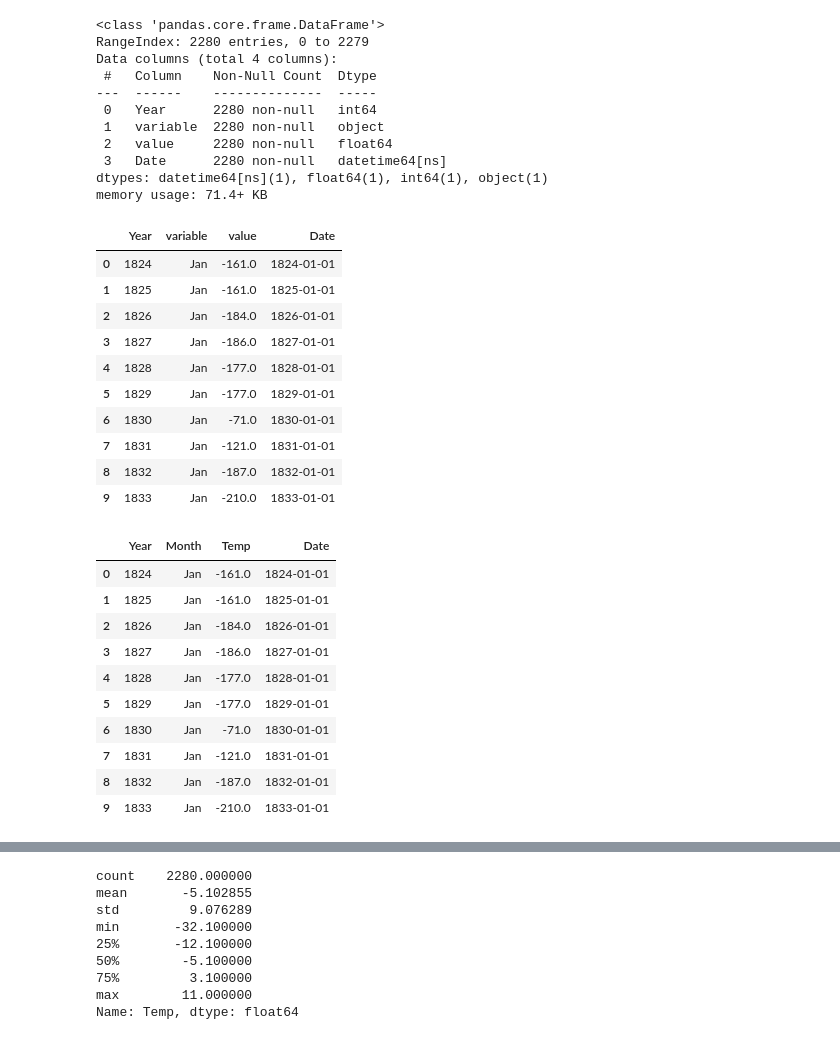
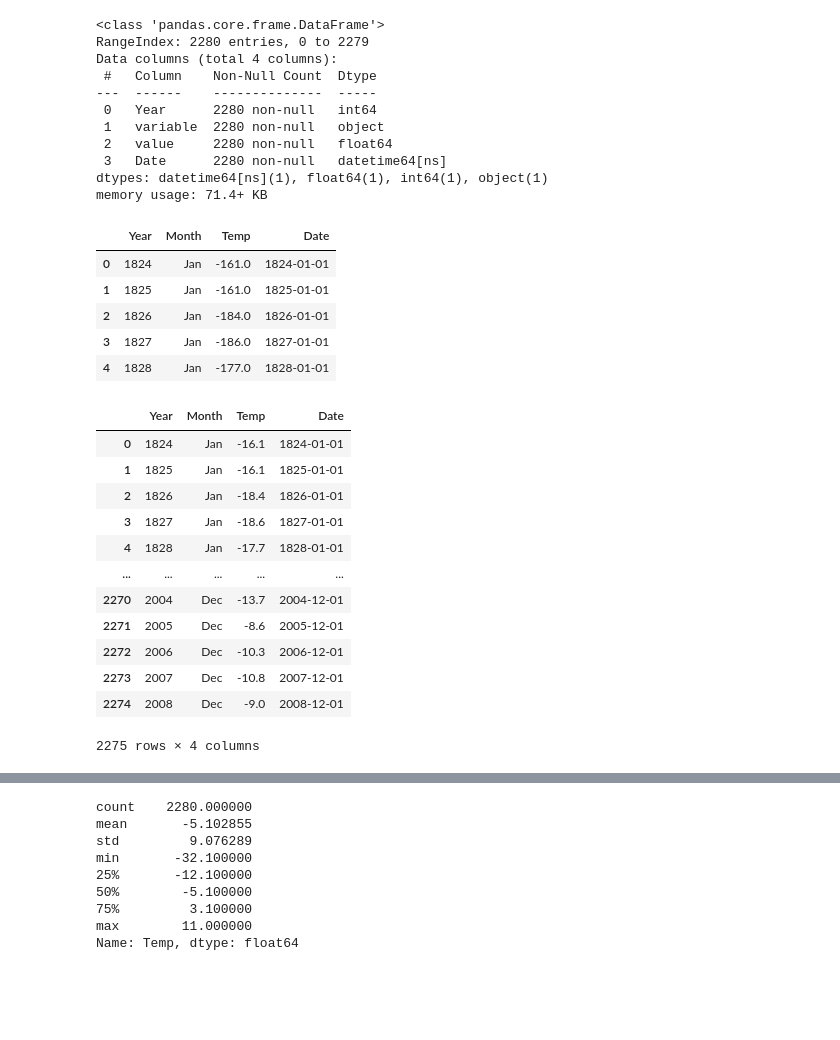
Before and after one commit to ozerm/GlobalWarming, a Jupyter notebook: Time series analysis.ipynb, the cells around one changed output, grey strips where cells are left out. Drawn from its saved outputs; the diff is of its cells as text; code cells hidden in the pictures; blank space fills up the shorter version.

```diff
--- a/Time series analysis.ipynb
+++ b/Time series analysis.ipynb
@@ -144,14 +123,9 @@ memory usage: 71.4+ KB
 # %%
-df_ilu_long.head(10)
+df_ilu_long.head()
 # %% [output]
-|  | Year | variable | value | Date |
+|  | Year | Month | Temp | Date |
 | 0 | 1824 | Jan | -161.0 | 1824-01-01 |
 | 1 | 1825 | Jan | -161.0 | 1825-01-01 |
 | 2 | 1826 | Jan | -184.0 | 1826-01-01 |
 | 3 | 1827 | Jan | -186.0 | 1827-01-01 |
 | 4 | 1828 | Jan | -177.0 | 1828-01-01 |
-| 5 | 1829 | Jan | -177.0 | 1829-01-01 |
-| 6 | 1830 | Jan | -71.0 | 1830-01-01 |
-| 7 | 1831 | Jan | -121.0 | 1831-01-01 |
-| 8 | 1832 | Jan | -187.0 | 1832-01-01 |
-| 9 | 1833 | Jan | -210.0 | 1833-01-01 |
@@ -160,14 +136,16 @@ df_ilu_long.columns = [ 'Year', 'Month', 'Temp', 'Date']
 # %%
-df_ilu_long.head(10)
+df_ilu_long.head(-5)
 # %% [output]
 |  | Year | Month | Temp | Date |
-| 0 | 1824 | Jan | -161.0 | 1824-01-01 |
-| 1 | 1825 | Jan | -161.0 | 1825-01-01 |
-| 2 | 1826 | Jan | -184.0 | 1826-01-01 |
-| 3 | 1827 | Jan | -186.0 | 1827-01-01 |
-| 4 | 1828 | Jan | -177.0 | 1828-01-01 |
-| 5 | 1829 | Jan | -177.0 | 1829-01-01 |
-| 6 | 1830 | Jan | -71.0 | 1830-01-01 |
-| 7 | 1831 | Jan | -121.0 | 1831-01-01 |
-| 8 | 1832 | Jan | -187.0 | 1832-01-01 |
-| 9 | 1833 | Jan | -210.0 | 1833-01-01 |
+| 0 | 1824 | Jan | -16.1 | 1824-01-01 |
+| 1 | 1825 | Jan | -16.1 | 1825-01-01 |
+| 2 | 1826 | Jan | -18.4 | 1826-01-01 |
+| 3 | 1827 | Jan | -18.6 | 1827-01-01 |
+| 4 | 1828 | Jan | -17.7 | 1828-01-01 |
+| ... | ... | ... | ... | ... |
+| 2270 | 2004 | Dec | -13.7 | 2004-12-01 |
+| 2271 | 2005 | Dec | -8.6 | 2005-12-01 |
+| 2272 | 2006 | Dec | -10.3 | 2006-12-01 |
+| 2273 | 2007 | Dec | -10.8 | 2007-12-01 |
+| 2274 | 2008 | Dec | -9.0 | 2008-12-01 |
+2275 rows × 4 columns
```
Also changed, not shown: parts of 74 cells of this notebook.
